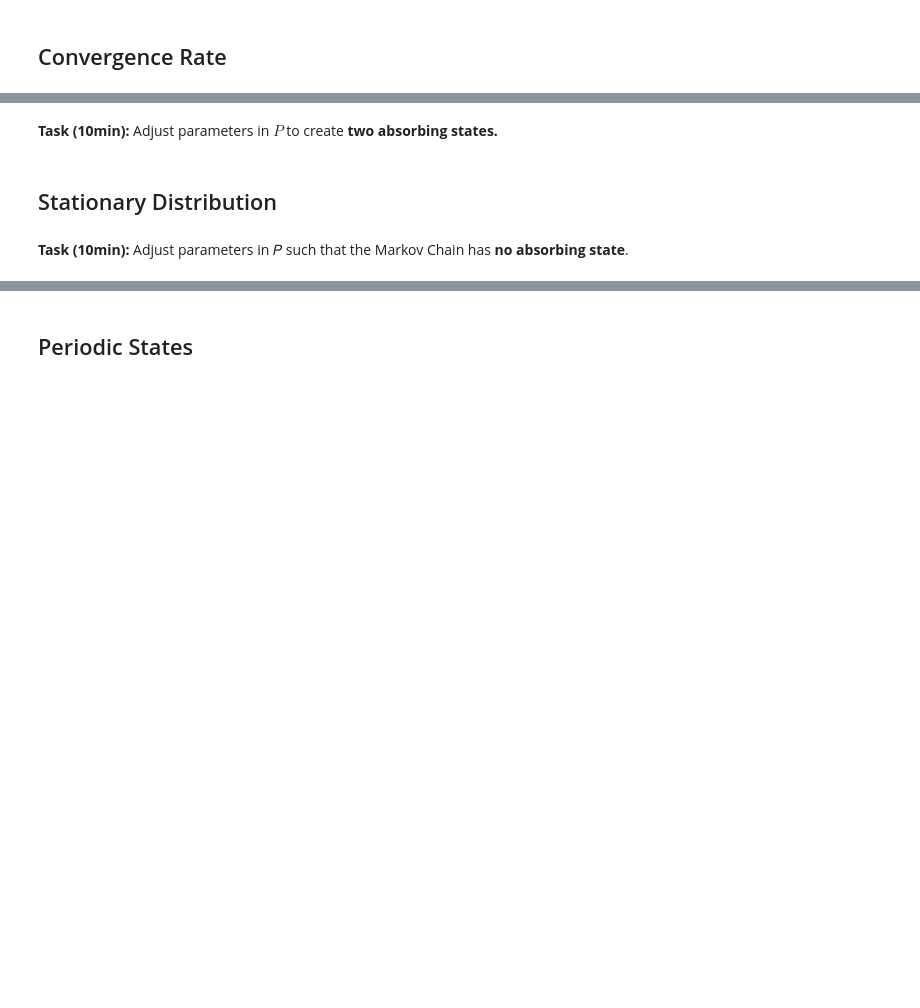
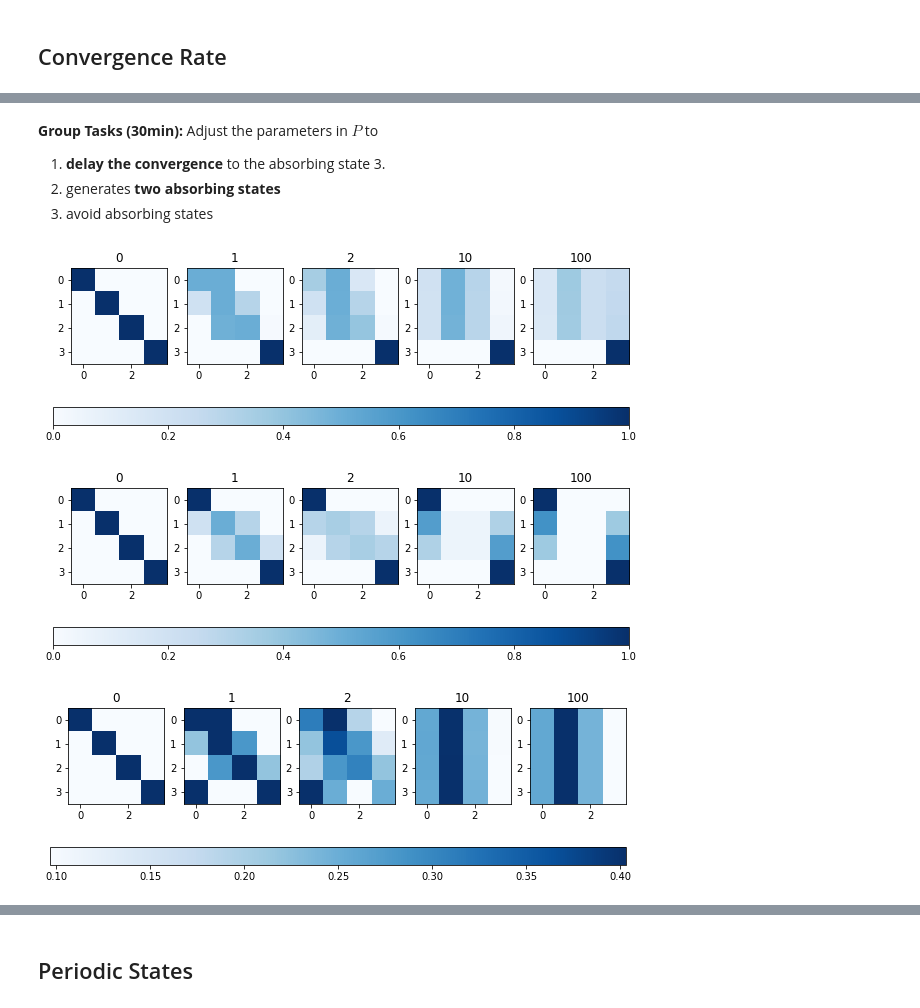
Before and after one commit to thomasmanke/ABS, a Jupyter notebook: Notebooks/MarkovChains/MC_002_Properties.ipynb, the cells around one changed output, grey strips where cells are left out. Drawn from its saved outputs; the diff is of its cells as text; code cells hidden in the pictures; blank space fills up the shorter version.

Commit message:
Notebooks/MarkovChains/MC_002_Properties.ipynb: modified after lecture

```diff
--- a/Notebooks/MarkovChains/MC_002_Properties.ipynb
+++ b/Notebooks/MarkovChains/MC_002_Properties.ipynb
@@ -310,2 +307,7 @@ plot_transition_matrix(P, 100)
 # %% [markdown]
-**Task (10min):** Adjust parameters in $P$ to create **two absorbing states.**
+**Group Tasks (30min):**
+Adjust the parameters in $P$ to
+
+1. **delay the convergence** to the absorbing state 3.
+2. generates **two absorbing states**
+3. avoid absorbing states
@@ -317,4 +313,0 @@ plot_transition_matrix(P, 100)
-# %% [markdown]
-## Stationary Distribution
-# %% [markdown]
-**Task (10min):** Adjust parameters in 𝑃 such that the Markov Chain has **no absorbing state**.
@@ -326 +314,22 @@ plot_transition_matrix(P, 1000)
+# %%
+P1=np.array([[0.5,0.5,0.0,0.0],
+            [0.2,0.5,0.3,0.0],
+            [0.0,0.49,0.5,0.01],
+            [0.0,0.0,0.0,1.0]])
+P2=np.array([[1.0,0.0,0.0,0.0],
+            [0.2,0.5,0.3,0.0],
+            [0.0,0.3,0.5,0.2],
+            [0.0,0.0,0.0,1.0]])
+P3=np.array([[0.5,0.5,0.0,0.0],
+            [0.2,0.5,0.3,0.0],
+            [0.0,0.3,0.5,0.2],
+            [0.5,0.0,0.0,0.5]])
+
+plot_transition_matrix(P1, 100)
+plot_transition_matrix(P2, 100)
+plot_transition_matrix(P3, 100)
+# %% [output]
+[figure, added]
+[figure, added]
+[figure, added]
 # %% [markdown]
```
Also changed, not shown: parts of 17 cells of this notebook.
